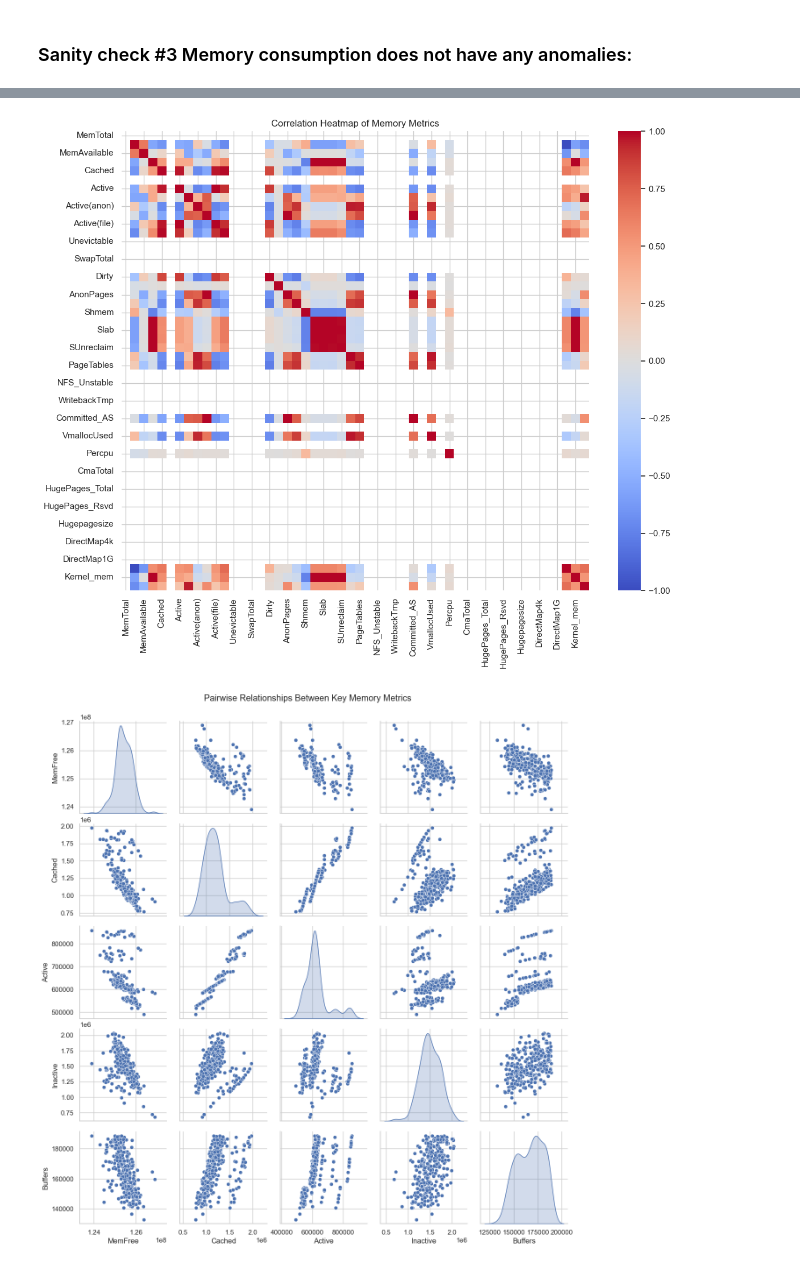
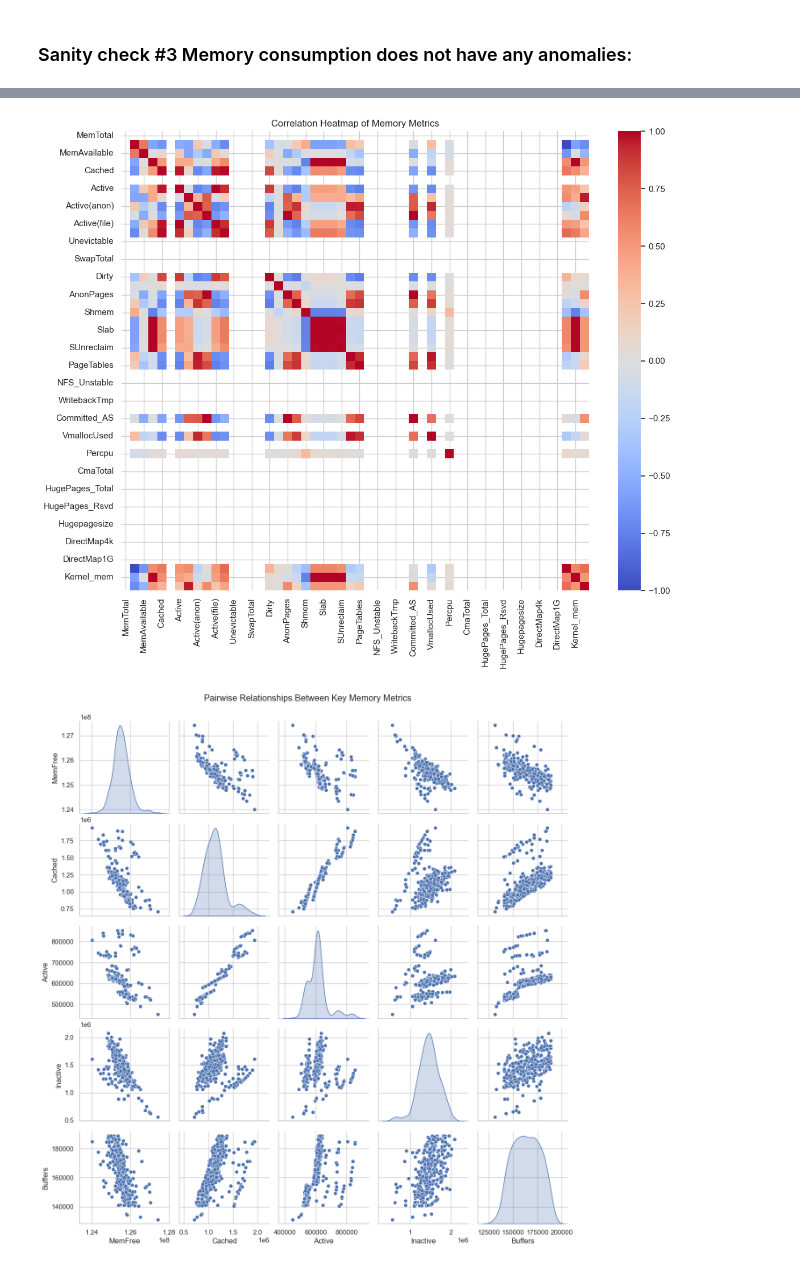
Before and after one commit to zededa/rt-tools, a Jupyter notebook: notebook/00_Caterpillar_analysis.ipynb, the cells around one changed output, grey strips where cells are left out. Drawn from its saved outputs; the diff is of its cells as text; code cells hidden in the pictures.

```diff
--- a/notebook/00_Caterpillar_analysis.ipynb
+++ b/notebook/00_Caterpillar_analysis.ipynb
@@ -305,16 +304,16 @@ plt.show()
 # %% [markdown]
 ### Sanity check #3 Memory consumption does not have any anomalies:
 # %%
-meminfo_monitor_df = pd.read_csv(meminfo_path)
+meminfo_monitor_df = load_dataset("uncledecart/rtos", data_files=meminfo_path)['train'].to_pandas()
 plot_meminfo(meminfo_monitor_df)
 # %% [output]
 [figure]
 [figure]
 [figure]
 Passing `palette` without assigning `hue` is deprecated and will be removed in v0.14.0. Assign the `y` variable to `hue` and set `legend=False` for the same effect.
 
   sns.barplot(x=stds.values, y=stds.index, palette="crest")
 [figure]
 [figure]
-[figure, old version]
+[figure, new version]
 [figure]
```
Also changed, not shown: parts of 15 cells of this notebook, 12 other files.
